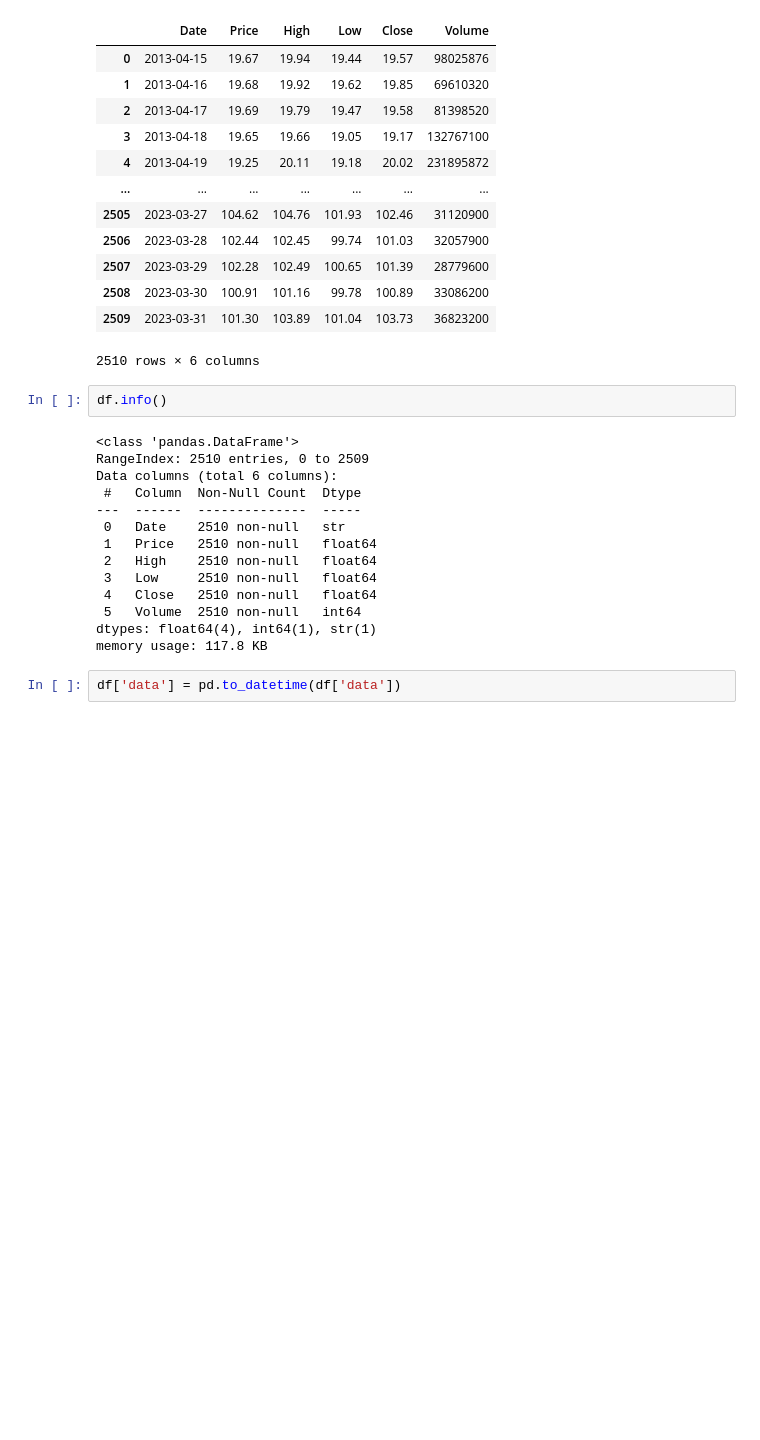
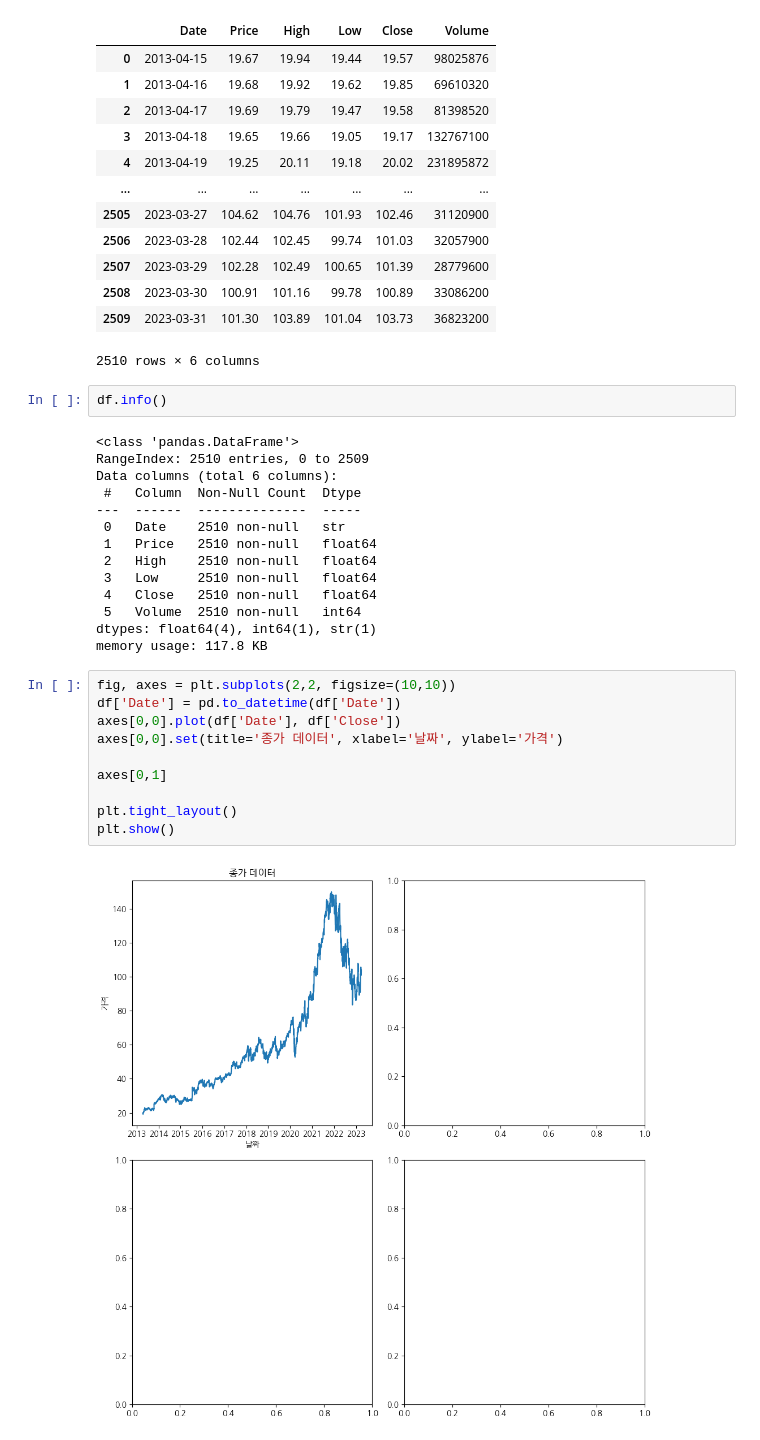
Before and after one commit to gustjrvkdnj1234-png/Analizing_Netflix_stock, a Jupyter notebook: Analizing_Google.ipynb, the cells around one changed output. Saved outputs shown, nothing was run; the diff lists cells and outputs as text; blank space fills up the shorter version.

```diff
--- a/Analizing_Google.ipynb
+++ b/Analizing_Google.ipynb
@@ -38,4 +38,14 @@ Data columns (total 6 columns):
 dtypes: float64(4), int64(1), str(1)
 memory usage: 117.8 KB
 # %%
-df['data'] = pd.to_datetime(df['data'])
+fig, axes = plt.subplots(2,2, figsize=(10,10))
+df['Date'] = pd.to_datetime(df['Date'])
+axes[0,0].plot(df['Date'], df['Close'])
+axes[0,0].set(title='종가 데이터', xlabel='날짜', ylabel='가격')
+
+axes[0,1]
+
+plt.tight_layout()
+plt.show()
+# %% [output]
+[figure, added]
```
Also changed, not shown: 2 other files.
